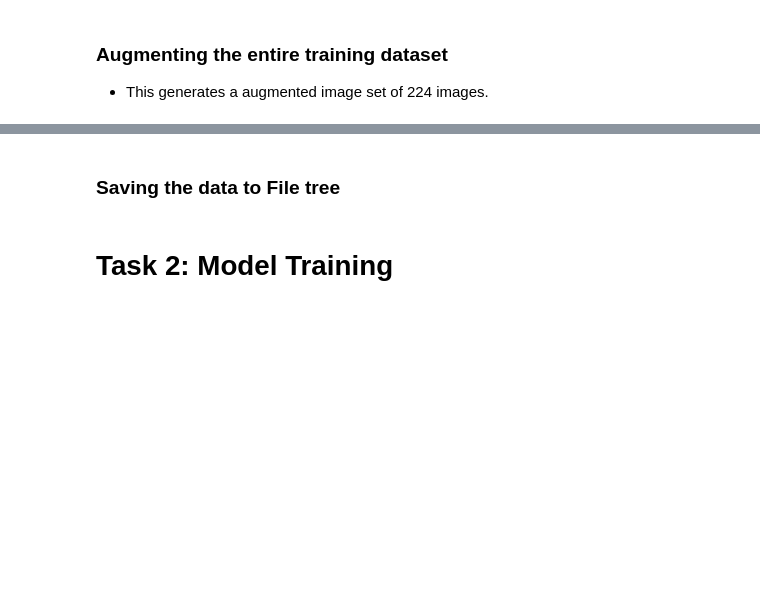
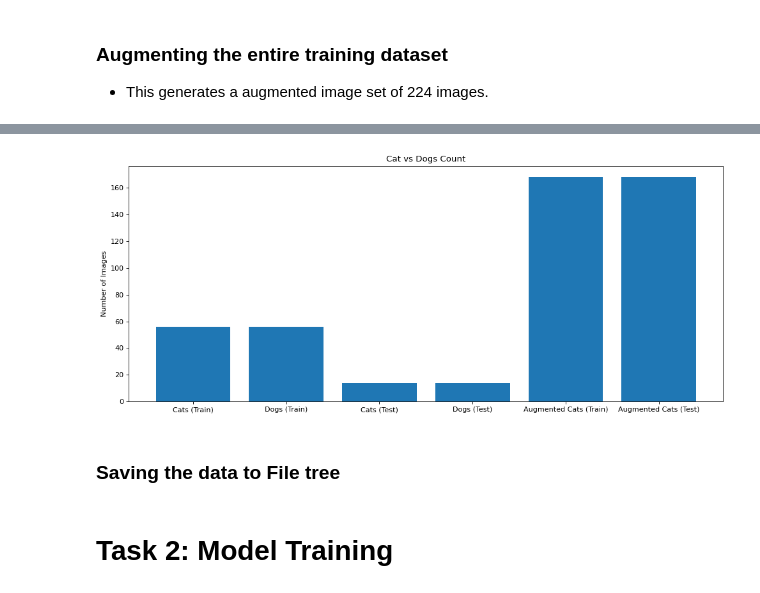
Before and after one commit to VivekRaj2708/Lab5_CS203, a Jupyter notebook: Lab_5_(STT_For_AI).ipynb, the cells around one changed output, grey strips where cells are left out. Saved outputs shown, nothing was run; the diff lists cells and outputs as text; code cells hidden in the pictures; blank space fills up the shorter version.

```diff
--- a/Lab_5_(STT_For_AI).ipynb
+++ b/Lab_5_(STT_For_AI).ipynb
@@ -238,3 +244,11 @@ plt.show()
+# %%
+plt.figure(figsize=(15, 6), dpi=80)
+plt.bar(["Cats (Train)", "Dogs (Train)", "Cats (Test)", "Dogs (Test)", "Augmented Cats (Train)", "Augmented Cats (Test)"], [len(X_train_1), len(X_train_2), len(X_test_1), len(X_test_2), augmented_label.count("cats"), augmented_label.count("dogs")])
+plt.title("Cat vs Dogs Count")
+plt.ylabel("Number of Images")
+plt.show()
+# %% [output]
+[figure, added]
 # %% [markdown]
 ### Saving the data to File tree
 # %%
```
Also changed, not shown: parts of 21 cells of this notebook.
